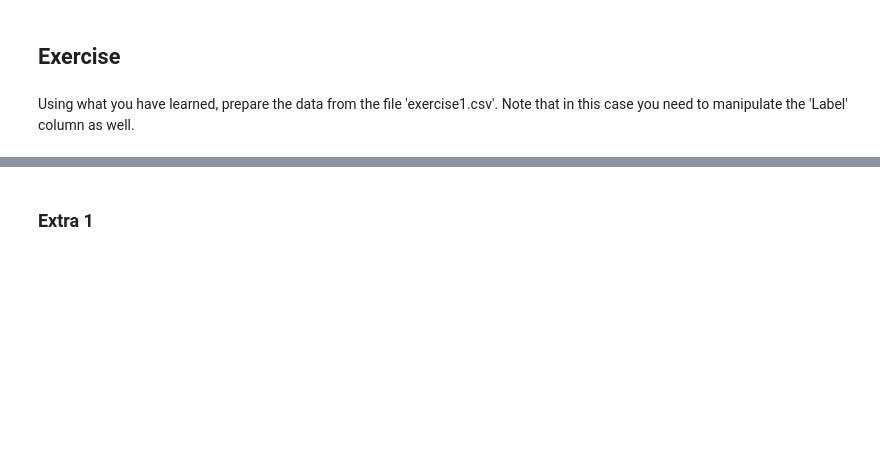
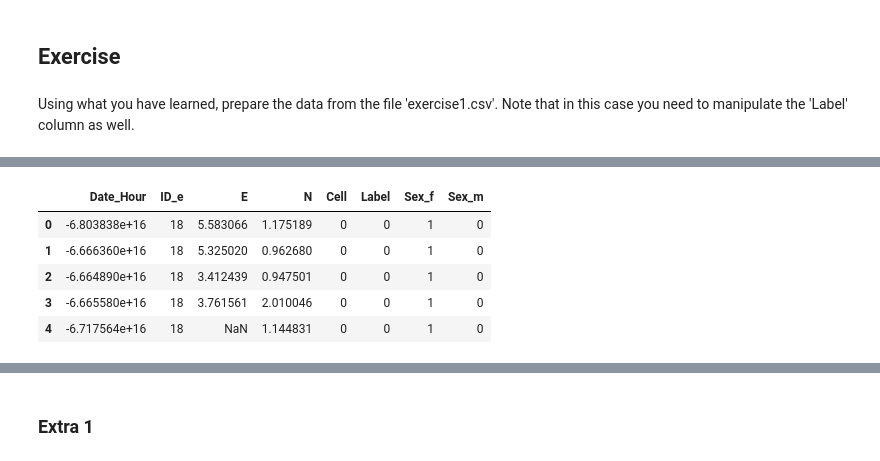
Before and after one commit to panks11/CE802, a Jupyter notebook: Pandas_and_preprocessing_in_scikit_learn.ipynb, the cells around one changed output, grey strips where cells are left out. Cells and saved outputs as stored; diff of their text form; code cells hidden in the pictures; blank space fills up the shorter version.

```diff
--- a/Pandas_and_preprocessing_in_scikit_learn.ipynb
+++ b/Pandas_and_preprocessing_in_scikit_learn.ipynb
@@ -328,0 +407,12 @@ https://raw.githubusercontent.com/panks11/CE802/main/exercise1.csv
+# %%
+from sklearn.preprocessing import OrdinalEncoder
+oenc = OrdinalEncoder()
+data[['Cell','ID_e']] = oenc.fit_transform(data[['Cell','ID_e']]).astype(int)
+data.head()
+# %% [output]
+|  | Date_Hour | ID_e | E | N | Cell | Label | Sex_f | Sex_m |
+| 0 | -6.803838e+16 | 18 | 5.583066 | 1.175189 | 0 | 0 | 1 | 0 |
+| 1 | -6.666360e+16 | 18 | 5.325020 | 0.962680 | 0 | 0 | 1 | 0 |
+| 2 | -6.664890e+16 | 18 | 3.412439 | 0.947501 | 0 | 0 | 1 | 0 |
+| 3 | -6.665580e+16 | 18 | 3.761561 | 2.010046 | 0 | 0 | 1 | 0 |
+| 4 | -6.717564e+16 | 18 | NaN | 1.144831 | 0 | 0 | 1 | 0 |
```
Also changed, not shown: parts of 13 cells of this notebook.
